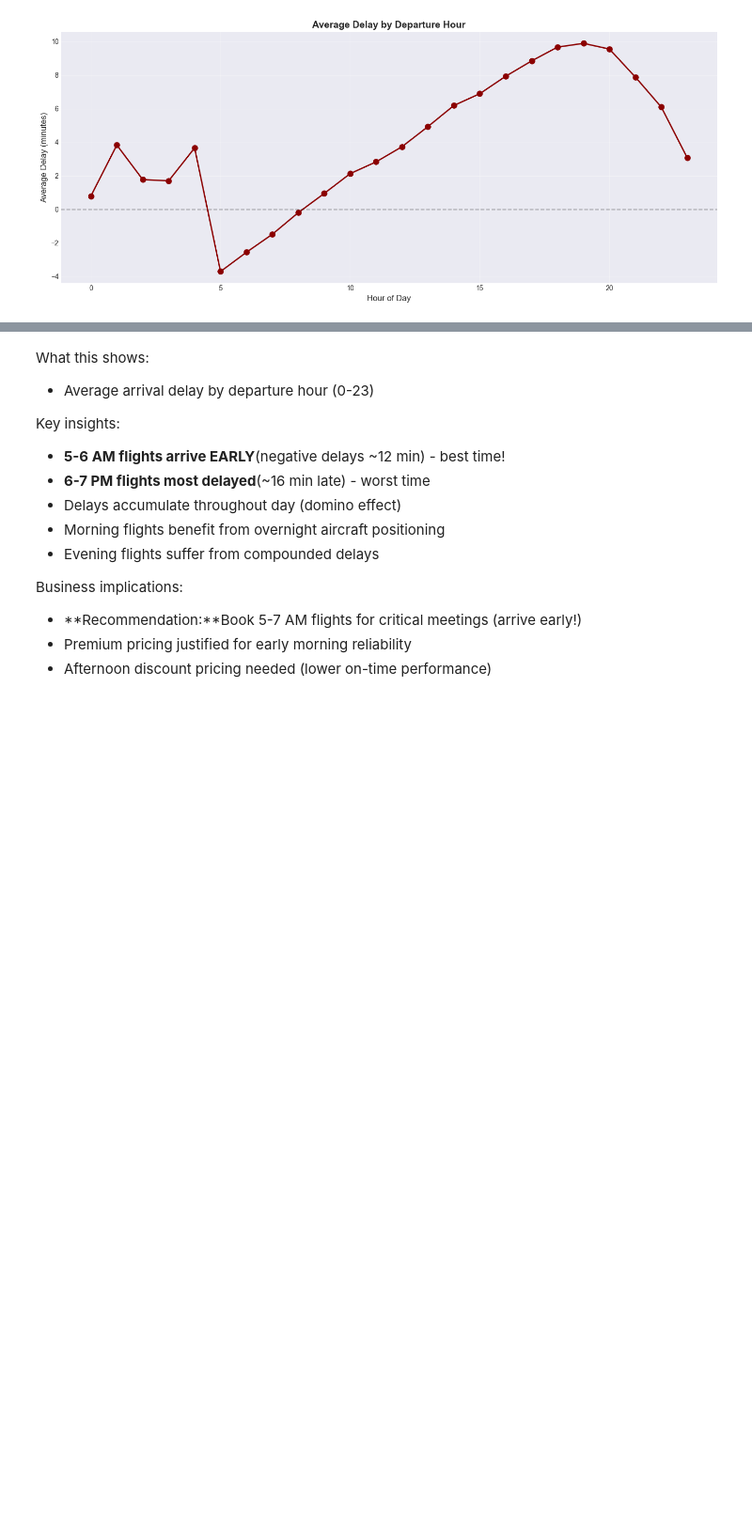
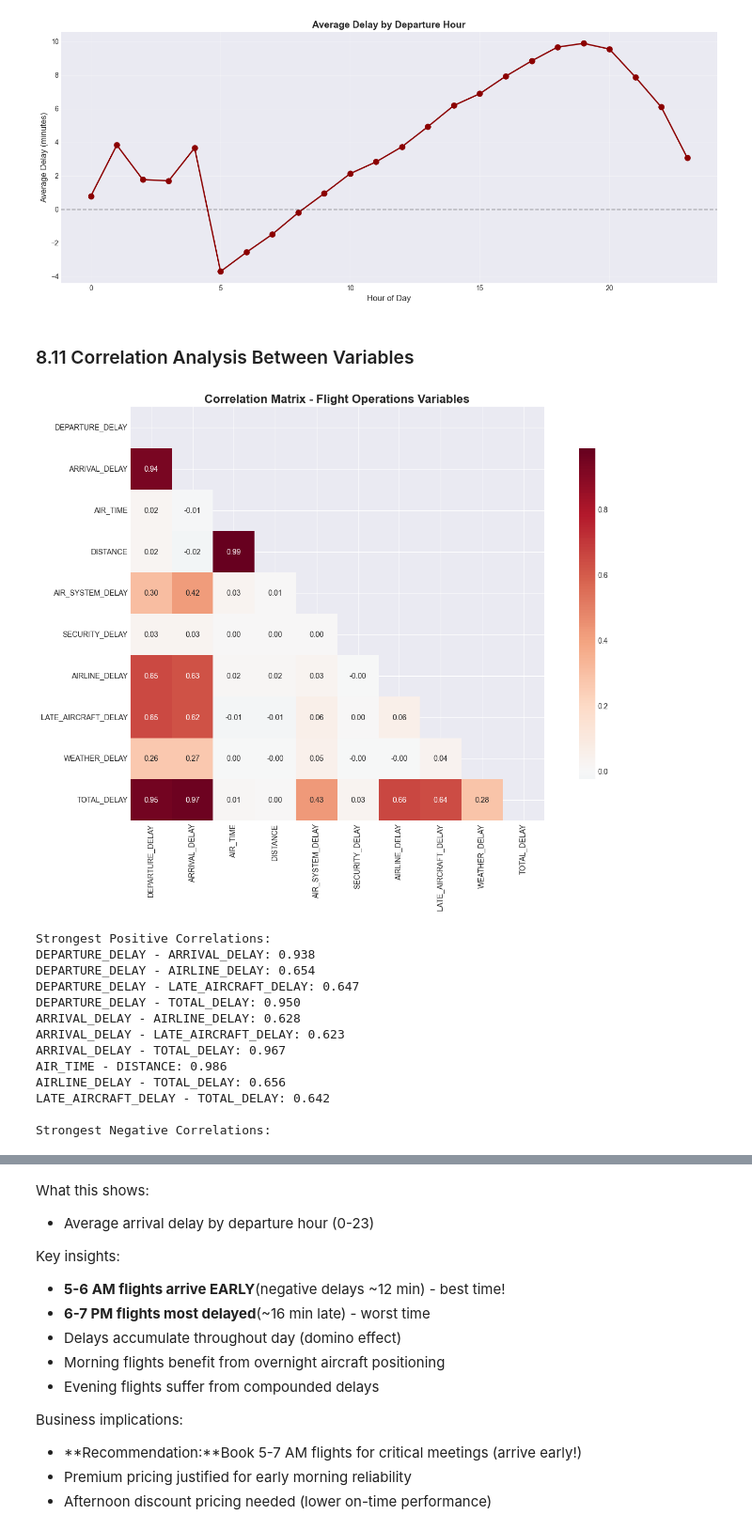
Before and after one commit to ryadavnitb/Batch-7, a Jupyter notebook: main.ipynb, the cells around one changed output, grey strips where cells are left out. Shown at 94% size. Saved outputs shown, nothing was run; the diff lists cells and outputs as text; code cells hidden in the pictures; blank space fills up the shorter version.

```diff
--- a/main.ipynb
+++ b/main.ipynb
@@ -732,3 +864,61 @@ plt.tight_layout()
 plt.show()
 # %% [output]
 [figure]
+# %% [markdown]
+### 8.11 Correlation Analysis Between Variables
+# %%
+# Correlation analysis between numerical variables
+numerical_columns = ['DEPARTURE_DELAY', 'ARRIVAL_DELAY', 'AIR_TIME', 'DISTANCE',
+                      'AIR_SYSTEM_DELAY', 'SECURITY_DELAY', 'AIRLINE_DELAY',
+                      'LATE_AIRCRAFT_DELAY', 'WEATHER_DELAY', 'TOTAL_DELAY']
+
+# Select only columns that exist in the dataset
+corr_columns = [col for col in numerical_columns if col in df_clean.columns]
+
+# Calculate correlation matrix
+correlation_matrix = df_clean[corr_columns].corr()
+
+# Create correlation heatmap
+plt.figure(figsize=(14, 10))
+mask = np.triu(np.ones_like(correlation_matrix, dtype=bool))
+sns.heatmap(correlation_matrix,
+            mask=mask,
+            annot=True,
+            cmap='RdBu_r',
+            center=0,
+            square=True,
+            fmt='.2f',
+            cbar_kws={"shrink": .8})
+plt.title('Correlation Matrix - Flight Operations Variables', fontsize=16, fontweight='bold')
+plt.tight_layout()
+plt.show()
+
+# Print strongest correlations
+print("Strongest Positive Correlations:")
+for i in range(len(correlation_matrix.columns)):
+    for j in range(i+1, len(correlation_matrix.columns)):
+        corr_value = correlation_matrix.iloc[i, j]
+        if corr_value > 0.5:
+            print(f"{correlation_matrix.columns[i]} - {correlation_matrix.columns[j]}: {corr_value:.3f}")
+
+print("\nStrongest Negative Correlations:")
+for i in range(len(correlation_matrix.columns)):
+    for j in range(i+1, len(correlation_matrix.columns)):
+        corr_value = correlation_matrix.iloc[i, j]
+        if corr_value < -0.3:
+            print(f"{correlation_matrix.columns[i]} - {correlation_matrix.columns[j]}: {corr_value:.3f}")
+# %% [output]
+[figure, added]
+Strongest Positive Correlations:
+DEPARTURE_DELAY - ARRIVAL_DELAY: 0.938
+DEPARTURE_DELAY - AIRLINE_DELAY: 0.654
+DEPARTURE_DELAY - LATE_AIRCRAFT_DELAY: 0.647
+DEPARTURE_DELAY - TOTAL_DELAY: 0.950
+ARRIVAL_DELAY - AIRLINE_DELAY: 0.628
+ARRIVAL_DELAY - LATE_AIRCRAFT_DELAY: 0.623
+ARRIVAL_DELAY - TOTAL_DELAY: 0.967
+AIR_TIME - DISTANCE: 0.986
+AIRLINE_DELAY - TOTAL_DELAY: 0.656
+LATE_AIRCRAFT_DELAY - TOTAL_DELAY: 0.642
+
+Strongest Negative Correlations:
```
Also changed, not shown: parts of 10 cells of this notebook, 2 other files.
